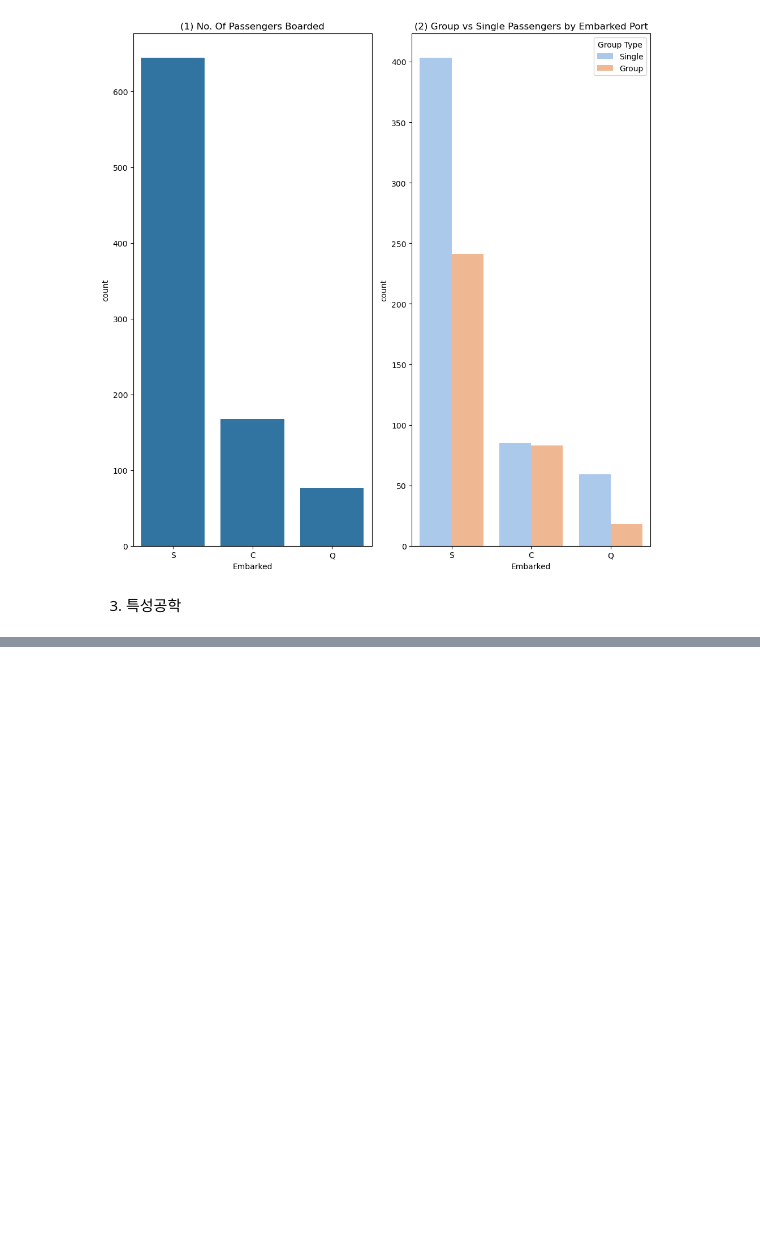
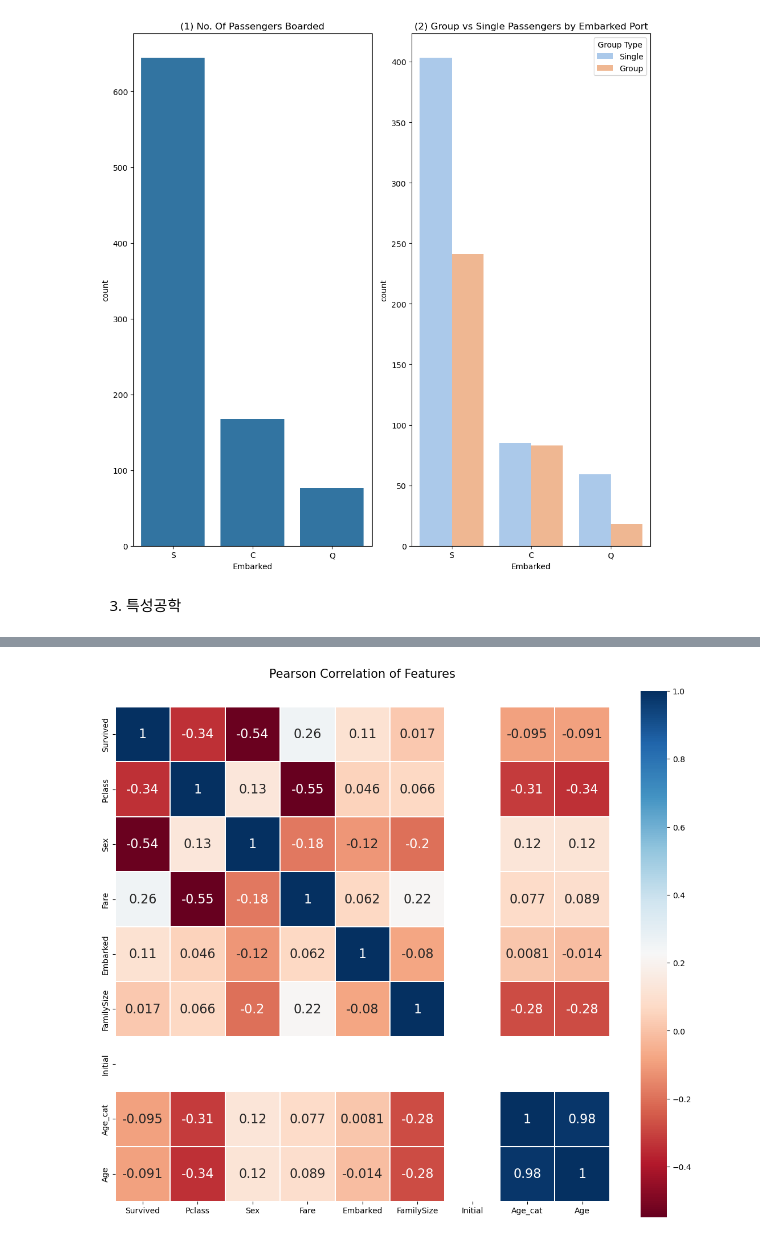
Before and after one commit to Aeekfdlfkj/my-data-analysis, a Jupyter notebook: titanic.ipynb, the cells around one changed output, grey strips where cells are left out. Saved outputs shown, nothing was run; the diff lists cells and outputs as text; code cells hidden in the pictures; blank space fills up the shorter version.

```diff
--- a/titanic.ipynb
+++ b/titanic.ipynb
@@ -426,0 +637,12 @@ plt.show()
+# %%
+heatmap_data = df_train[['Survived', 'Pclass', 'Sex', 'Fare', 'Embarked', 'FamilySize', 'Initial', 'Age_cat', 'Age']]
+
+colormap = plt.cm.RdBu
+plt.figure(figsize=(14, 12))
+plt.title('Pearson Correlation of Features', y=1.05, size=15)
+sns.heatmap(heatmap_data.astype(float).corr(), linewidths=0.1, vmax=1.0,
+           square=True, cmap=colormap, linecolor='white', annot=True, annot_kws={"size": 16})
+
+del heatmap_data
+# %% [output]
+[figure, added]
```
Also changed, not shown: parts of 20 cells of this notebook.
